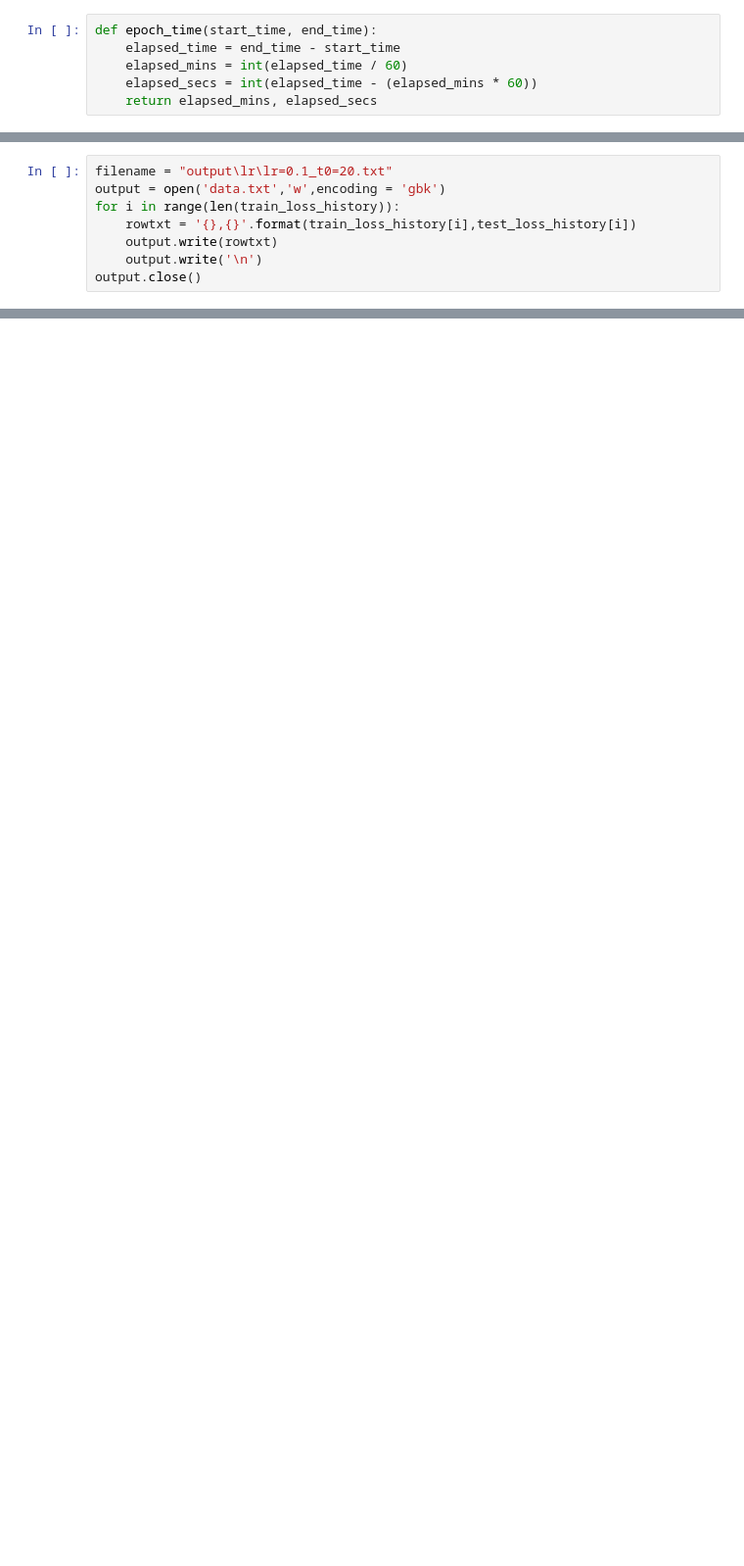
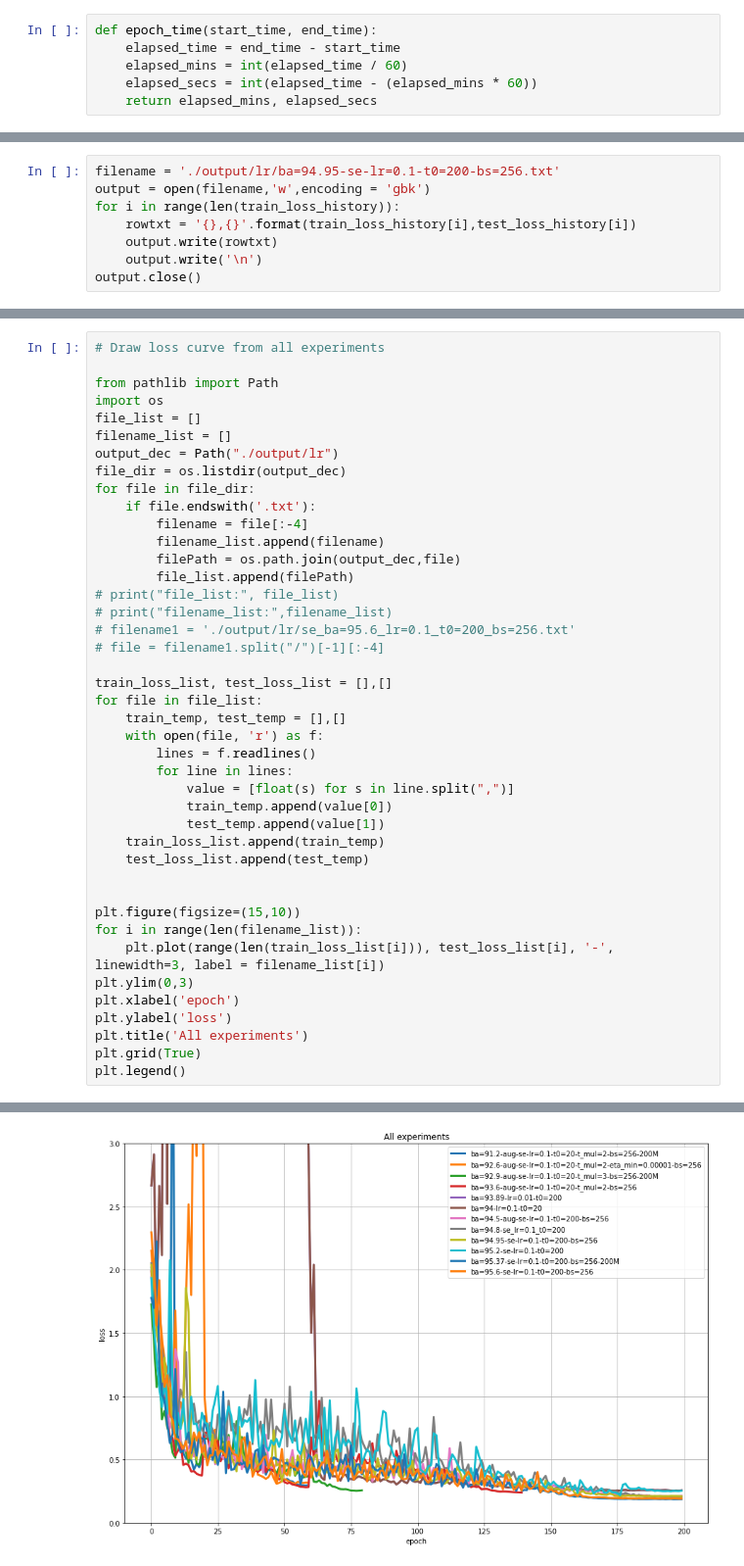
Before and after one commit to Jeffrey0Liao/ResNet-Challenge, a Jupyter notebook: CIFAR_10_RegNet.ipynb, the cells around one changed output, grey strips where cells are left out. Shown: that part at 98% size. Drawn from its saved outputs; the diff is of its cells as text; blank space fills up the shorter version.

```diff
--- a/CIFAR_10_RegNet.ipynb
+++ b/CIFAR_10_RegNet.ipynb
@@ -324,6 +488,6 @@ Epoch: 200 | Epoch Time: 1m 12s
 # %%
-filename = "output\lr\lr=0.1_t0=20.txt"
-output = open('data.txt','w',encoding = 'gbk')
+filename = './output/lr/ba=94.95-se-lr=0.1-t0=200-bs=256.txt'
+output = open(filename,'w',encoding = 'gbk')
 for i in range(len(train_loss_history)):
     rowtxt = '{},{}'.format(train_loss_history[i],test_loss_history[i])
     output.write(rowtxt)
@@ -350,0 +530,43 @@ plt.legend()
+# %%
+# Draw loss curve from all experiments
+
+from pathlib import Path
+import os
+file_list = []
+filename_list = []
+output_dec = Path("./output/lr")
+file_dir = os.listdir(output_dec)
+for file in file_dir:
+    if file.endswith('.txt'):
+        filename = file[:-4]
+        filename_list.append(filename)
+        filePath = os.path.join(output_dec,file)
+        file_list.append(filePath)
+# print("file_list:", file_list)
+# print("filename_list:",filename_list)
+# filename1 = './output/lr/se_ba=95.6_lr=0.1_t0=200_bs=256.txt'
+# file = filename1.split("/")[-1][:-4]
+
+train_loss_list, test_loss_list = [],[]
+for file in file_list:
+    train_temp, test_temp = [],[]
+    with open(file, 'r') as f:
+        lines = f.readlines()
+        for line in lines:
+            value = [float(s) for s in line.split(",")]
+            train_temp.append(value[0])
+            test_temp.append(value[1])
+    train_loss_list.append(train_temp)
+    test_loss_list.append(test_temp)
+
+
+plt.figure(figsize=(15,10))
+for i in range(len(filename_list)):
+    plt.plot(range(len(train_loss_list[i])), test_loss_list[i], '-', linewidth=3, label = filename_list[i])
+plt.ylim(0,3)
+plt.xlabel('epoch')
+plt.ylabel('loss')
+plt.title('All experiments')
+plt.grid(True)
+plt.legend()
+# %% [output]
@@ -350,0 +574 @@ plt.legend()
+[figure, added]
```
Also changed, not shown: parts of 15 cells of this notebook, 35 other files.
